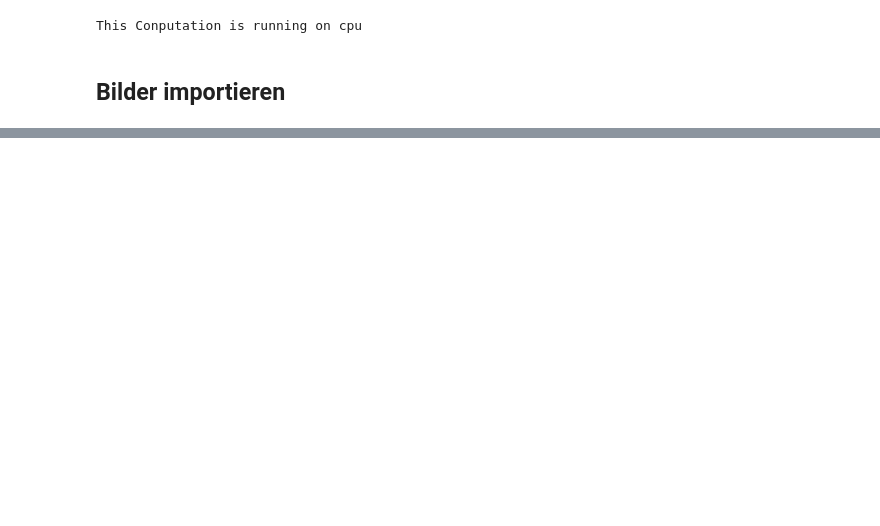
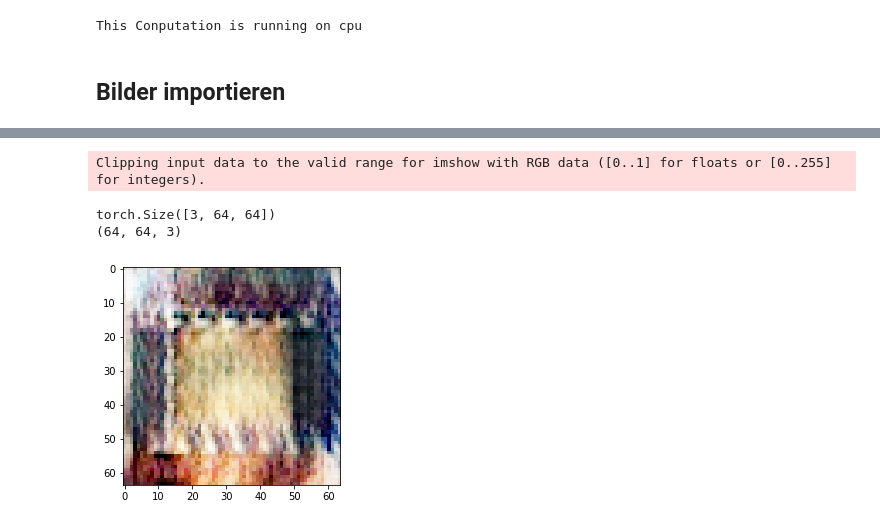
Before and after one commit to MeldrMue/GIT-Repository-GAN, a Jupyter notebook: src/GAN.ipynb, the cells around one changed output, grey strips where cells are left out. Saved outputs shown, nothing was run; the diff lists cells and outputs as text; code cells hidden in the pictures; blank space fills up the shorter version.

```diff
--- a/src/GAN.ipynb
+++ b/src/GAN.ipynb
@@ -50,18 +57,21 @@ class Generator(nn.Module):
             #nn.ReLU(), #Relu-Aktivierungsfunktion
             #nn.BatchNorm2d(256),
             #nn.ConvTranspose2d(3, 128, 6, stride=1, padding=2),
-            #nn.ReLU(), #Relu-Aktivierungsfunktion
             #nn.BatchNorm2d(128),
-            nn.ConvTranspose2d(3, 64, 6, stride=2, padding=1),
+            #nn.ReLU(),  # Relu-Aktivierungsfunktion
+            nn.ConvTranspose2d(3, 64, 3, stride=1, padding=1),
+            nn.BatchNorm2d(64),
             nn.ReLU(),  # Relu-Aktivierungsfunktion
-            nn.BatchNorm2d(64),
-            nn.ConvTranspose2d(64, 32, 6, stride=2, padding=1),
+            nn.ConvTranspose2d(64, 32, 6, stride=2, padding=2),
+            nn.BatchNorm2d(32),
             nn.ReLU(),  # Relu-Aktivierungsfunktion
-            nn.BatchNorm2d(32),
-            nn.ConvTranspose2d(32, 3, 6, stride=2, padding=1),
+            nn.ConvTranspose2d(32, 16, 6, stride=2, padding=2),
+            nn.BatchNorm2d(16),
+            nn.ReLU(),  # Relu-Aktivierungsfunktion
+            nn.ConvTranspose2d(16, 3, 6, stride=2, padding=2),
             #Sigmoid-Aktivierungsfunktion, wenn unsere Werte zwischen 0 und 1 sind
             #Tanh-Aktivierungsfunktion, wenn unsere Werte zwischen -1 und 1 sind
-            nn.Sigmoid()
+            nn.Tanh()
         )
 
     def forward(self,x):
@@ -197,0 +304,28 @@ for epoch in range(4):
+# %%
+def imshow(img):
+    #img = img / 2 + 0.5     # unnormalize
+    npimg = img.detach().numpy()
+    plt.imshow(np.transpose(npimg, (1, 2, 0)))
+    plt.show()
+
+
+# Erhalten Sie zufällig Trainingsbilder
+#dataiter = iter(arr_foutput)
+#images, labels = dataiter.next()
+
+# Bild anzeigen
+#imshow(torchvision.utils.make_grid(arr_foutput))
+
+fake_plot = generator(torch.rand(batchSize, 3, 8, 8, device=device))
+print(fake_plot[0].shape)
+#Einzelnes Bild ausgeben
+img = fake_plot[9].detach().numpy()
+nimg = np.transpose(img, (1, 2, 0))
+print(nimg.shape)
+plt.imshow(nimg)
+plt.show()
+# %% [output]
+Clipping input data to the valid range for imshow with RGB data ([0..1] for floats or [0..255] for integers).
+torch.Size([3, 64, 64])
+(64, 64, 3)
+[figure, added]
```
Also changed, not shown: parts of 11 cells of this notebook, 1 other file.
